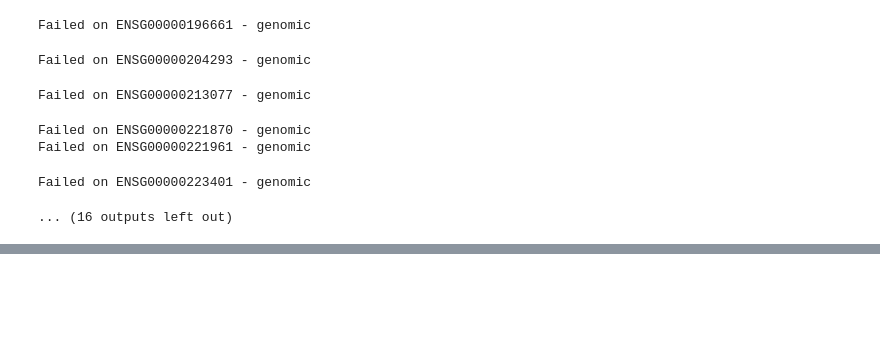
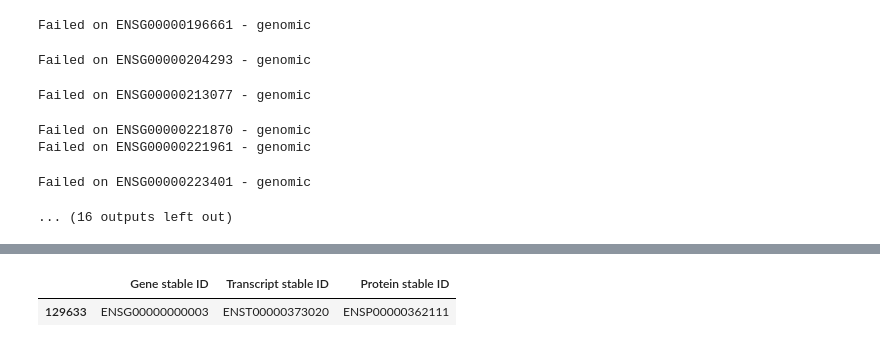
Before and after one commit to AllenCellModeling/seq2loc, a Jupyter notebook: download_data.ipynb, the cells around one changed output, grey strips where cells are left out. Cells and saved outputs as stored; diff of their text form; code cells hidden in the pictures; blank space fills up the shorter version.

```diff
--- a/download_data.ipynb
+++ b/download_data.ipynb
@@ -124,0 +168,11 @@ query_type
+# %%
+sequence_id_map = './data/mapping_ensg_enst_ensp.tsv'
+
+df_sequence_id_map = pd.read_csv(sequence_id_map, delimiter='\t')
+# %%
+import numpy as np
+
+df_sequence_id_map.iloc[np.where(df_sequence_id_map['Protein stable ID'] == 'ENSP00000362111')[0]]
+# %% [output]
+|  | Gene stable ID | Transcript stable ID | Protein stable ID |
+| 129633 | ENSG00000000003 | ENST00000373020 | ENSP00000362111 |
```
Also changed, not shown: parts of 5 cells of this notebook, 12 other files.
